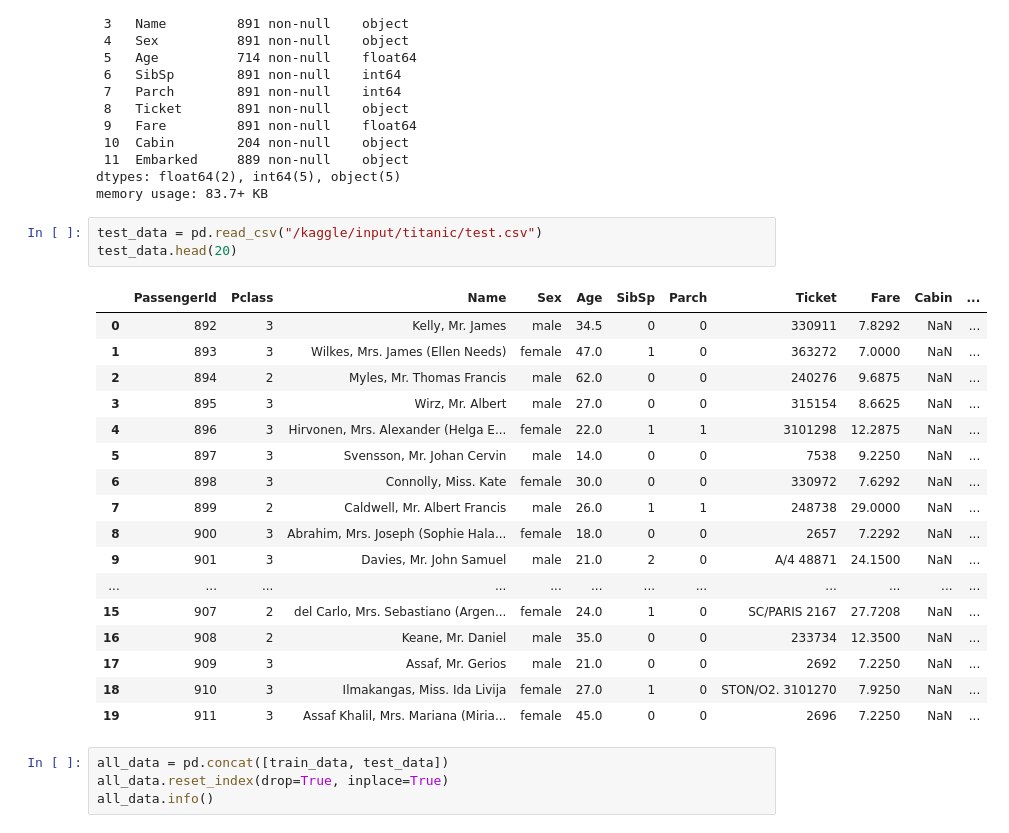
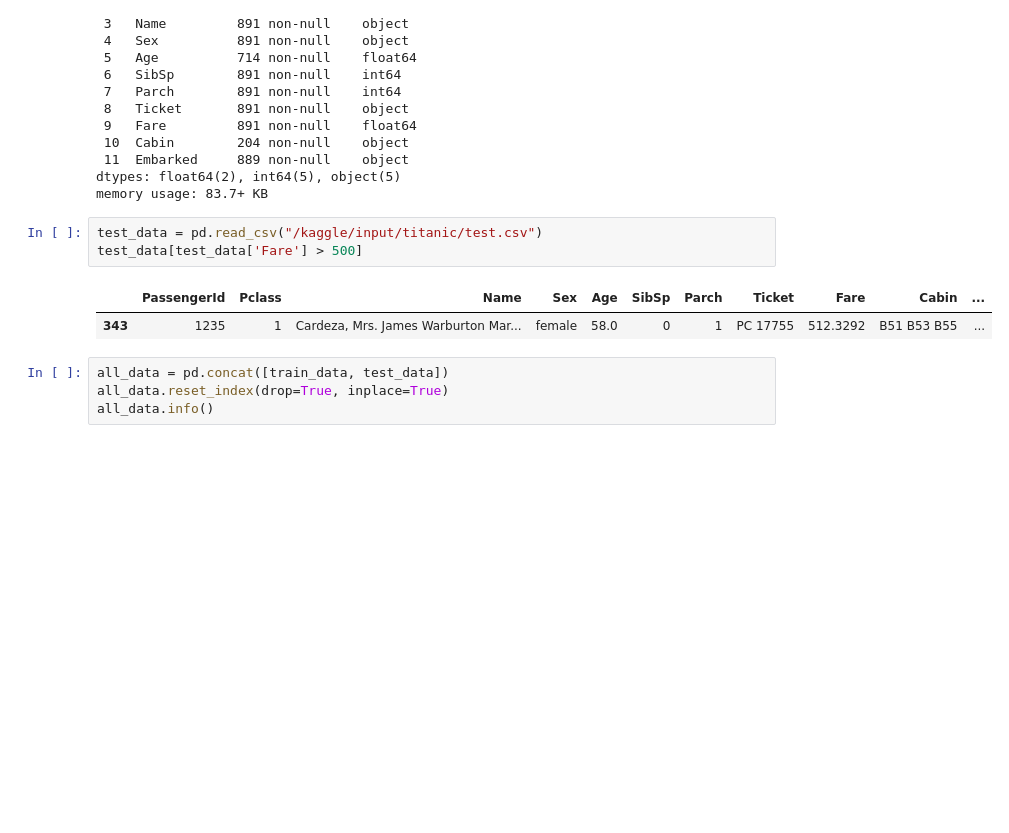
Before and after one commit to affine1129/kaggle, a Jupyter notebook: src/notebooks/titanic.ipynb, the cells around one changed output. Saved outputs shown, nothing was run; the diff lists cells and outputs as text; blank space fills up the shorter version.

```diff
--- a/src/notebooks/titanic.ipynb
+++ b/src/notebooks/titanic.ipynb
@@ -48,25 +48,10 @@ dtypes: float64(2), int64(5), object(5)
 memory usage: 83.7+ KB
 # %%
 test_data = pd.read_csv("/kaggle/input/titanic/test.csv")
-test_data.head(20)
+test_data[test_data['Fare'] > 500]
 # %% [output]
 |  | PassengerId | Pclass | Name | Sex | Age | SibSp | Parch | Ticket | Fare | Cabin | ... |
-| 0 | 892 | 3 | Kelly, Mr. James | male | 34.5 | 0 | 0 | 330911 | 7.8292 | NaN | ... |
-| 1 | 893 | 3 | Wilkes, Mrs. James (Ellen Needs) | female | 47.0 | 1 | 0 | 363272 | 7.0000 | NaN | ... |
-| 2 | 894 | 2 | Myles, Mr. Thomas Francis | male | 62.0 | 0 | 0 | 240276 | 9.6875 | NaN | ... |
-| 3 | 895 | 3 | Wirz, Mr. Albert | male | 27.0 | 0 | 0 | 315154 | 8.6625 | NaN | ... |
-| 4 | 896 | 3 | Hirvonen, Mrs. Alexander (Helga E... | female | 22.0 | 1 | 1 | 3101298 | 12.2875 | NaN | ... |
-| 5 | 897 | 3 | Svensson, Mr. Johan Cervin | male | 14.0 | 0 | 0 | 7538 | 9.2250 | NaN | ... |
-| 6 | 898 | 3 | Connolly, Miss. Kate | female | 30.0 | 0 | 0 | 330972 | 7.6292 | NaN | ... |
-| 7 | 899 | 2 | Caldwell, Mr. Albert Francis | male | 26.0 | 1 | 1 | 248738 | 29.0000 | NaN | ... |
-| 8 | 900 | 3 | Abrahim, Mrs. Joseph (Sophie Hala... | female | 18.0 | 0 | 0 | 2657 | 7.2292 | NaN | ... |
-| 9 | 901 | 3 | Davies, Mr. John Samuel | male | 21.0 | 2 | 0 | A/4 48871 | 24.1500 | NaN | ... |
-| ... | ... | ... | ... | ... | ... | ... | ... | ... | ... | ... | ... |
-| 15 | 907 | 2 | del Carlo, Mrs. Sebastiano (Argen... | female | 24.0 | 1 | 0 | SC/PARIS 2167 | 27.7208 | NaN | ... |
-| 16 | 908 | 2 | Keane, Mr. Daniel | male | 35.0 | 0 | 0 | 233734 | 12.3500 | NaN | ... |
-| 17 | 909 | 3 | Assaf, Mr. Gerios | male | 21.0 | 0 | 0 | 2692 | 7.2250 | NaN | ... |
-| 18 | 910 | 3 | Ilmakangas, Miss. Ida Livija | female | 27.0 | 1 | 0 | STON/O2. 3101270 | 7.9250 | NaN | ... |
-| 19 | 911 | 3 | Assaf Khalil, Mrs. Mariana (Miria... | female | 45.0 | 0 | 0 | 2696 | 7.2250 | NaN | ... |
+| 343 | 1235 | 1 | Cardeza, Mrs. James Warburton Mar... | female | 58.0 | 0 | 1 | PC 17755 | 512.3292 | B51 B53 B55 | ... |
 # %%
 all_data = pd.concat([train_data, test_data])
 all_data.reset_index(drop=True, inplace=True)
```
Also changed, not shown: parts of 11 cells of this notebook.
